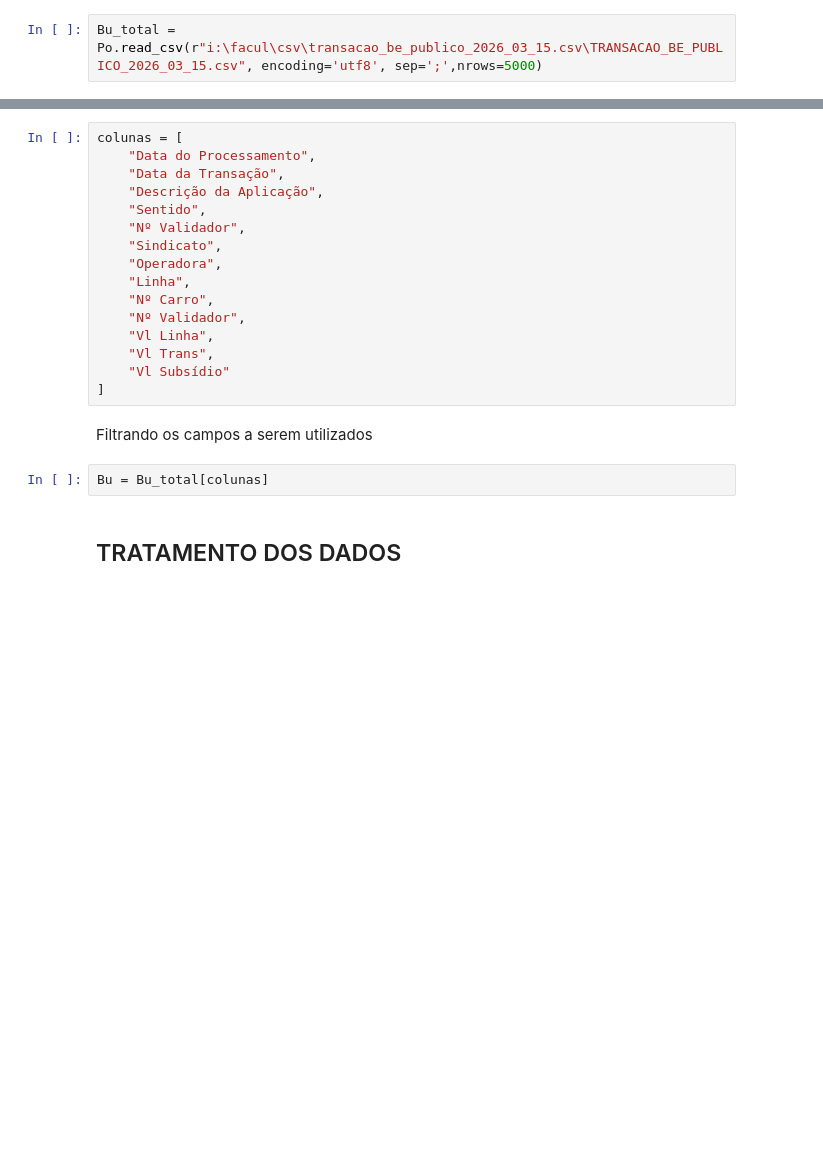
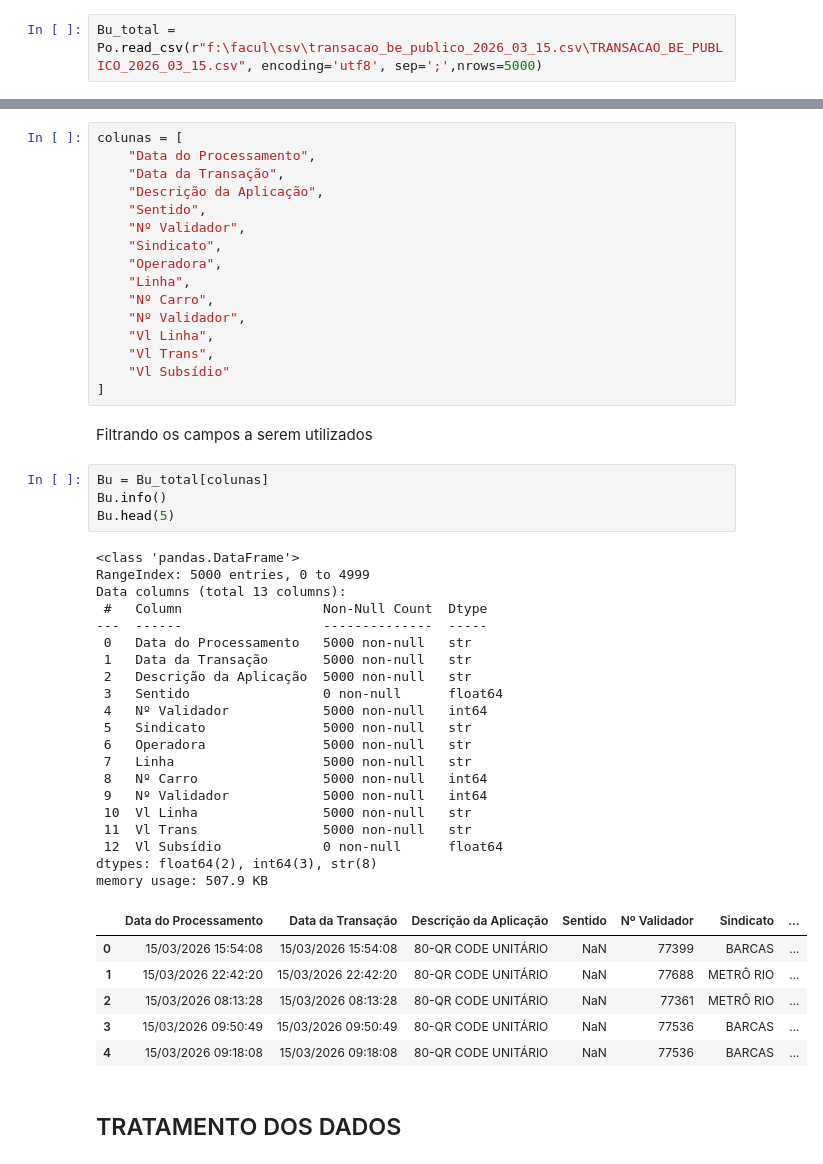
Before and after one commit to Heggendorn/facul, a Jupyter notebook: bigdata_extencionista-joseRoberto.ipynb, the cells around one changed output, grey strips where cells are left out. Saved outputs shown, nothing was run; the diff lists cells and outputs as text; blank space fills up the shorter version.

```diff
--- a/bigdata_extencionista-joseRoberto.ipynb
+++ b/bigdata_extencionista-joseRoberto.ipynb
@@ -73,7 +73,7 @@ import pandas as Po
  Fazendo carregamento do ARQUIVO CSV
  a separação dos dados esta sendo feito por ";"
 # %%
-Bu_total = Po.read_csv(r"i:\facul\csv\transacao_be_publico_2026_03_15.csv\TRANSACAO_BE_PUBLICO_2026_03_15.csv", encoding='utf8', sep=';',nrows=5000)
+Bu_total = Po.read_csv(r"f:\facul\csv\transacao_be_publico_2026_03_15.csv\TRANSACAO_BE_PUBLICO_2026_03_15.csv", encoding='utf8', sep=';',nrows=5000)
 # %% [markdown]
 Estou estruturando os campos do arquivo CSV à serem tratados,
 Removi rash e o numero do cartão do passageiro porque eles esconderam o numero real com caracteres X
@@ -98,6 +98,35 @@ colunas = [
 Filtrando os campos a serem utilizados
 # %%
 Bu = Bu_total[colunas]
+Bu.info()
+Bu.head(5)
+# %% [output]
+<class 'pandas.DataFrame'>
+RangeIndex: 5000 entries, 0 to 4999
+Data columns (total 13 columns):
+ #   Column                  Non-Null Count  Dtype
+---  ------                  --------------  -----
+ 0   Data do Processamento   5000 non-null   str
+ 1   Data da Transação       5000 non-null   str
+ 2   Descrição da Aplicação  5000 non-null   str
+ 3   Sentido                 0 non-null      float64
+ 4   Nº Validador            5000 non-null   int64
+ 5   Sindicato               5000 non-null   str
+ 6   Operadora               5000 non-null   str
+ 7   Linha                   5000 non-null   str
+ 8   Nº Carro                5000 non-null   int64
+ 9   Nº Validador            5000 non-null   int64
+ 10  Vl Linha                5000 non-null   str
+ 11  Vl Trans                5000 non-null   str
+ 12  Vl Subsídio             0 non-null      float64
+dtypes: float64(2), int64(3), str(8)
+memory usage: 507.9 KB
+|  | Data do Processamento | Data da Transação | Descrição da Aplicação | Sentido | Nº Validador | Sindicato | ... |
+| 0 | 15/03/2026 15:54:08 | 15/03/2026 15:54:08 | 80-QR CODE UNITÁRIO | NaN | 77399 | BARCAS | ... |
+| 1 | 15/03/2026 22:42:20 | 15/03/2026 22:42:20 | 80-QR CODE UNITÁRIO | NaN | 77688 | METRÔ RIO | ... |
+| 2 | 15/03/2026 08:13:28 | 15/03/2026 08:13:28 | 80-QR CODE UNITÁRIO | NaN | 77361 | METRÔ RIO | ... |
+| 3 | 15/03/2026 09:50:49 | 15/03/2026 09:50:49 | 80-QR CODE UNITÁRIO | NaN | 77536 | BARCAS | ... |
+| 4 | 15/03/2026 09:18:08 | 15/03/2026 09:18:08 | 80-QR CODE UNITÁRIO | NaN | 77536 | BARCAS | ... |
 # %% [markdown]
 TRATAMENTO DOS DADOS
 ----------------------------------------------------------
```
Also changed, not shown: parts of 1 cell of this notebook.
